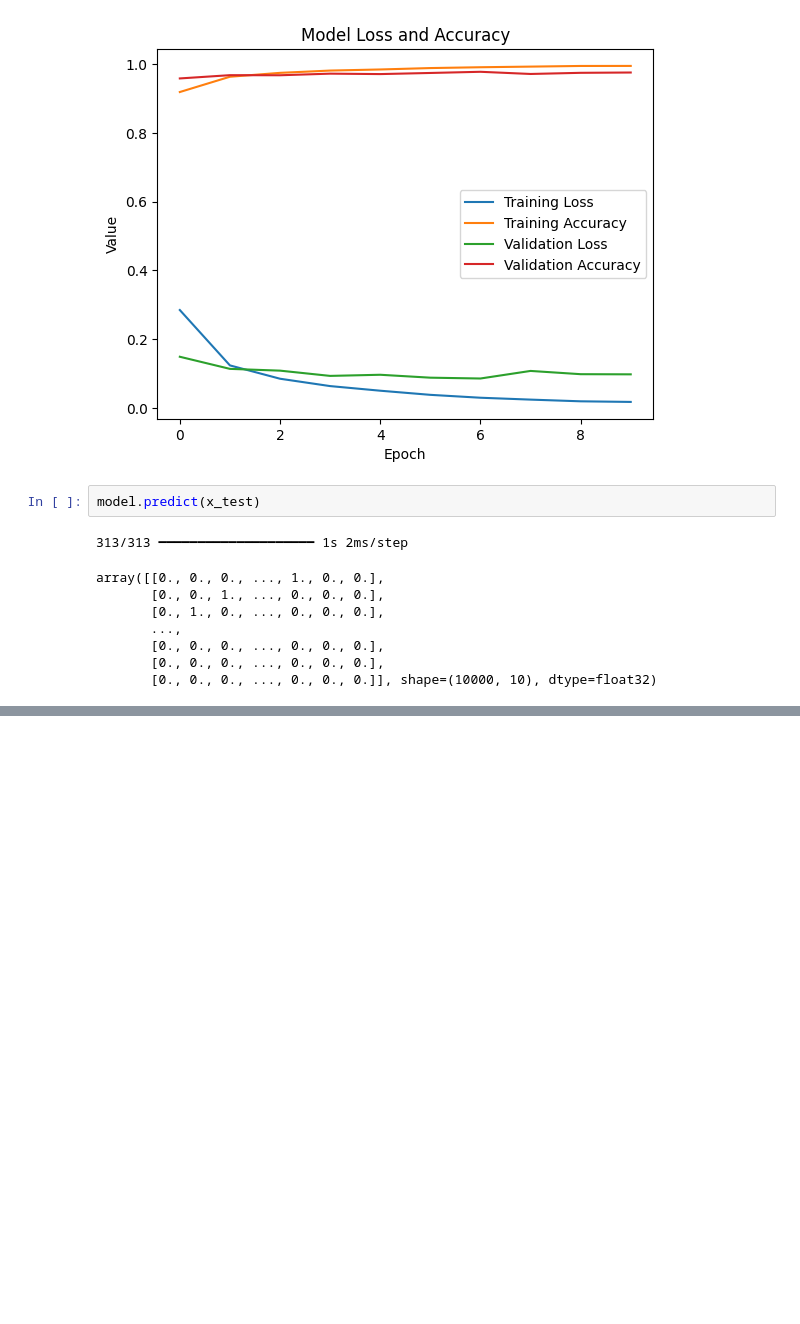
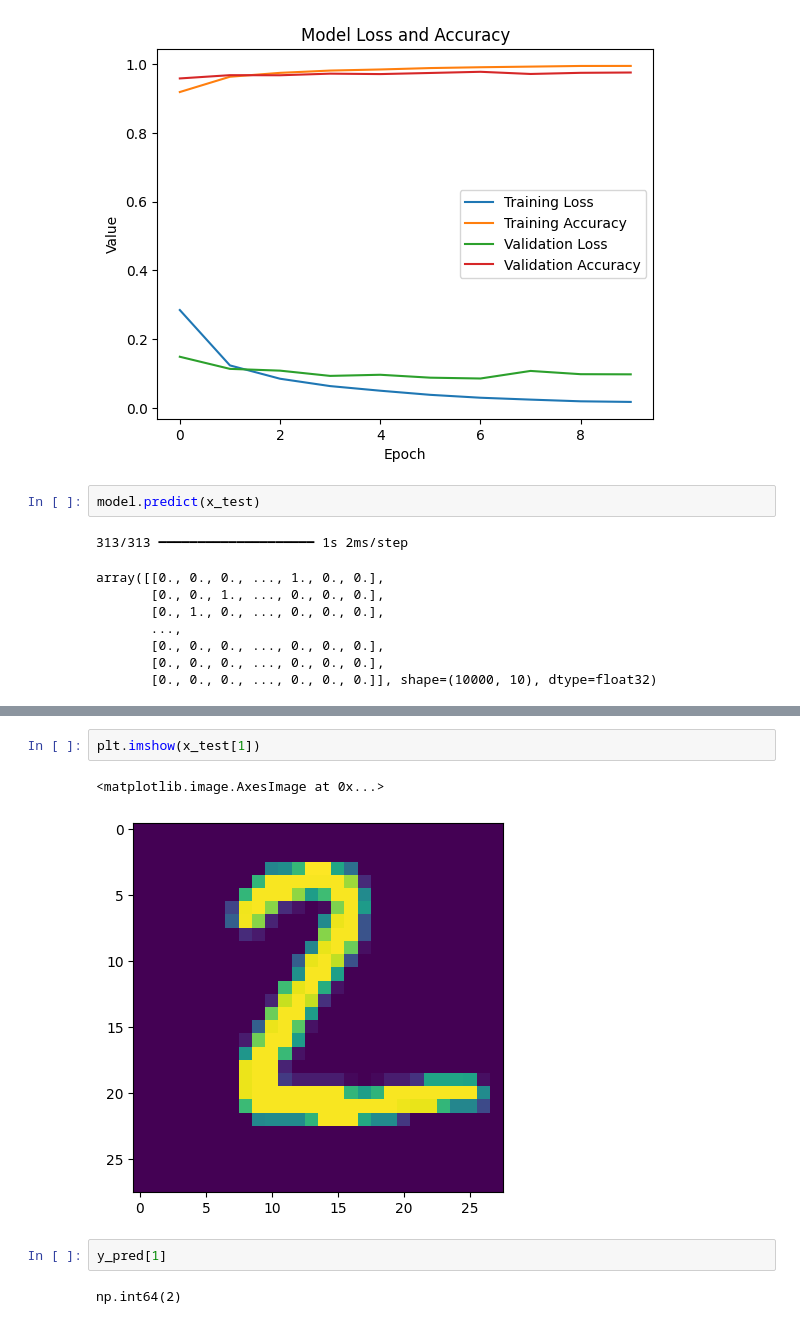
Before and after one commit to HimanshuHeda/NL_DL, a Jupyter notebook: multiclassification.ipynb, the cells around one changed output, grey strips where cells are left out. Cells and saved outputs as stored; diff of their text form; blank space fills up the shorter version.

```diff
--- a/multiclassification.ipynb
+++ b/multiclassification.ipynb
@@ -253,0 +270,9 @@ array([7, 2, 1, ..., 4, 5, 6], shape=(10000,))
+# %%
+plt.imshow(x_test[1])
+# %% [output]
+<matplotlib.image.AxesImage at 0x...>
+[figure, added]
+# %%
+y_pred[1]
+# %% [output]
+np.int64(2)
```
Also changed, not shown: parts of 9 cells of this notebook, 3 other files.
